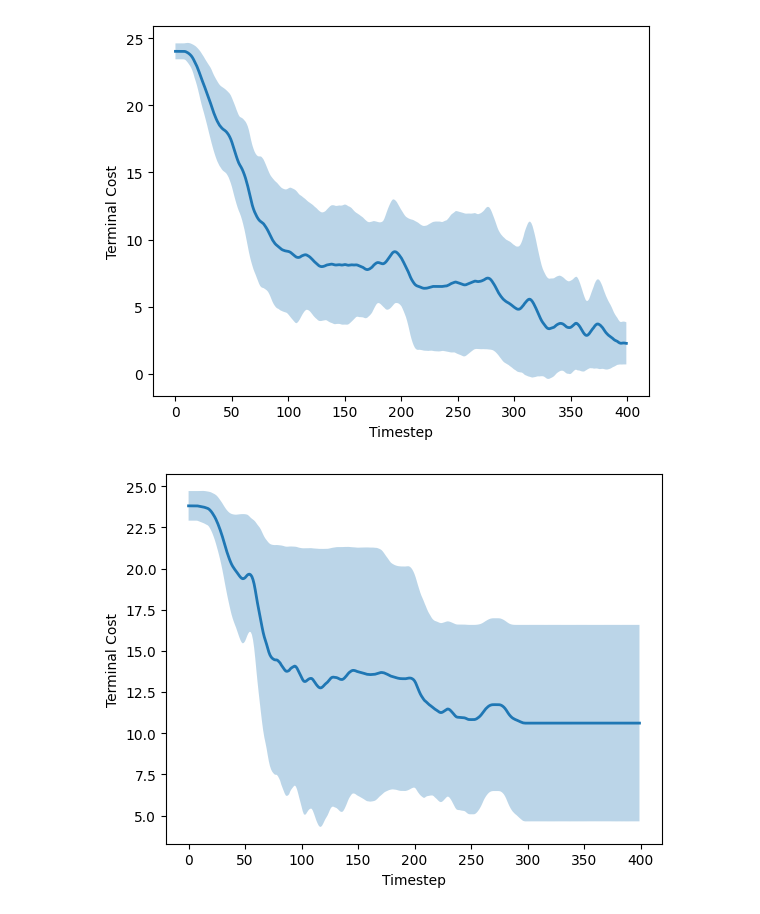
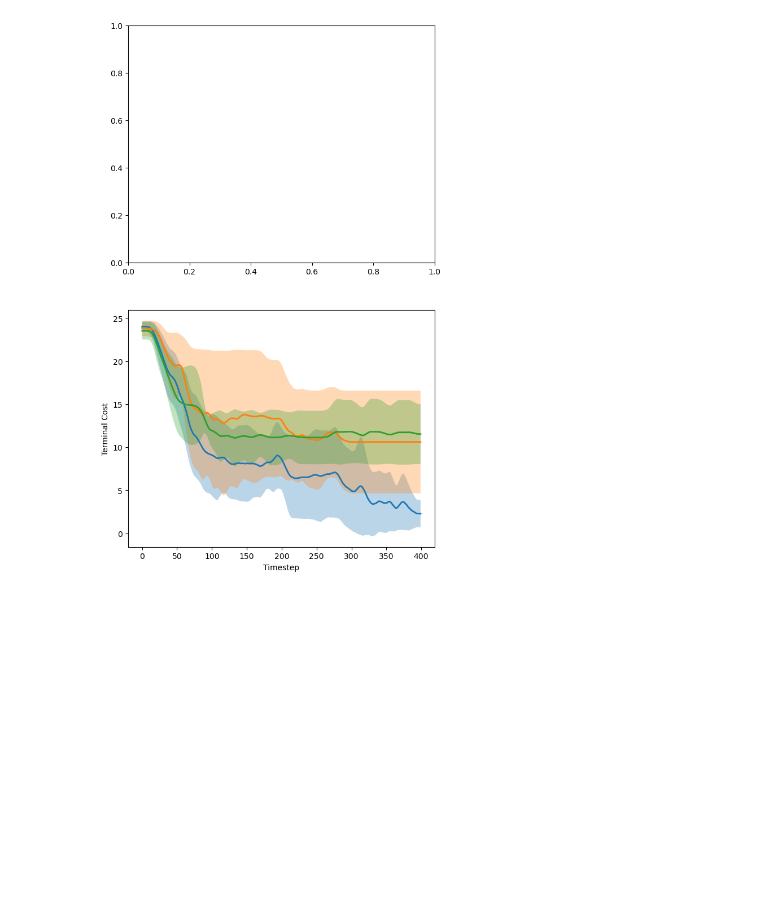
Before and after one commit to magnusdierking/mtp-thesis, a Jupyter notebook: experiments/fr3/plot_rollout-data.ipynb, the cells around one changed output. Saved outputs shown, nothing was run; the diff lists cells and outputs as text; code cells hidden in the pictures; blank space fills up the shorter version.

Commit message:
Refined plotting script for Real Sim Push T, created go2 jump platform

```diff
--- a/experiments/fr3/plot_rollout-data.ipynb
+++ b/experiments/fr3/plot_rollout-data.ipynb
@@ -8,36 +70,32 @@ from hydrax.utils.files import get_data_path
 # %%
-from scipy.ndimage import uniform_filter1d  # Or use np.convolve
-import matplotlib.pyplot as plt
-
-
 
 
 # seeds = [10, 11, 12, 13, 14]
 seeds = [20, 21, 22, 23, 24, 25]
+fig, axes = plt.subplots(2, 1, figsize=(7, 12))
 
 for algo in ["MTP", "MPPI", "CEM"]:
     costs = np.empty((400, len(seeds)))
     for seed in seeds:
         path = get_data_path() / "sim-real-free" / f"fr3_pusht_{algo}_seed{seed}.pkl"
         with open(path, "rb") as f:
             data = pickle.load(f)
 
             costs[:, seeds.index(seed)] = np.array([d["terminal_error"]for d in data])[:400]
     mean = np.mean(costs, axis=1)
     std = np.std(costs, axis=1)
 
-    window = 8  # Adjust for smoothness (odd number recommended)
+    window = 10  # Adjust for smoothness (odd number recommended)
 
     mean_smooth = uniform_filter1d(mean, size=window)
     std_smooth = uniform_filter1d(std, size=window)
 
-    plt.plot(mean_smooth, linewidth=2)
-    plt.fill_between(range(len(mean_smooth)),
+    axes[1].plot(mean_smooth, linewidth=2)
+    axes[1].fill_between(range(len(mean_smooth)),
                     mean_smooth - std_smooth,
                     mean_smooth + std_smooth, alpha=0.3)
-    plt.xlabel("Timestep")
-    plt.ylabel("Terminal Cost")
-    plt.show()
+    axes[1].set_xlabel("Timestep")
+    axes[1].set_ylabel("Terminal Cost")
+plt.show()
 # %% [output]
-[figure, old version]
+[figure, new version]
-[figure, removed]
```
Also changed, not shown: parts of 3 cells of this notebook, 5 other files.
